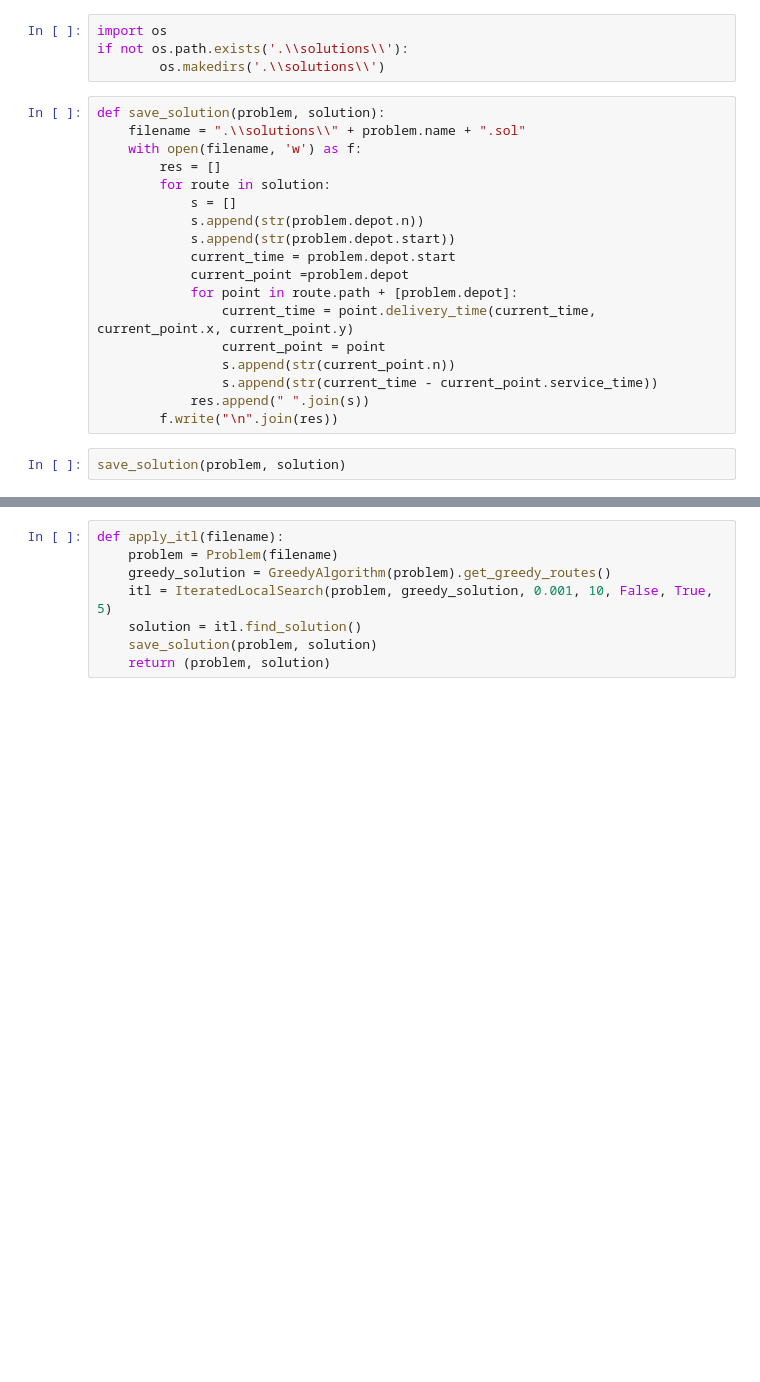
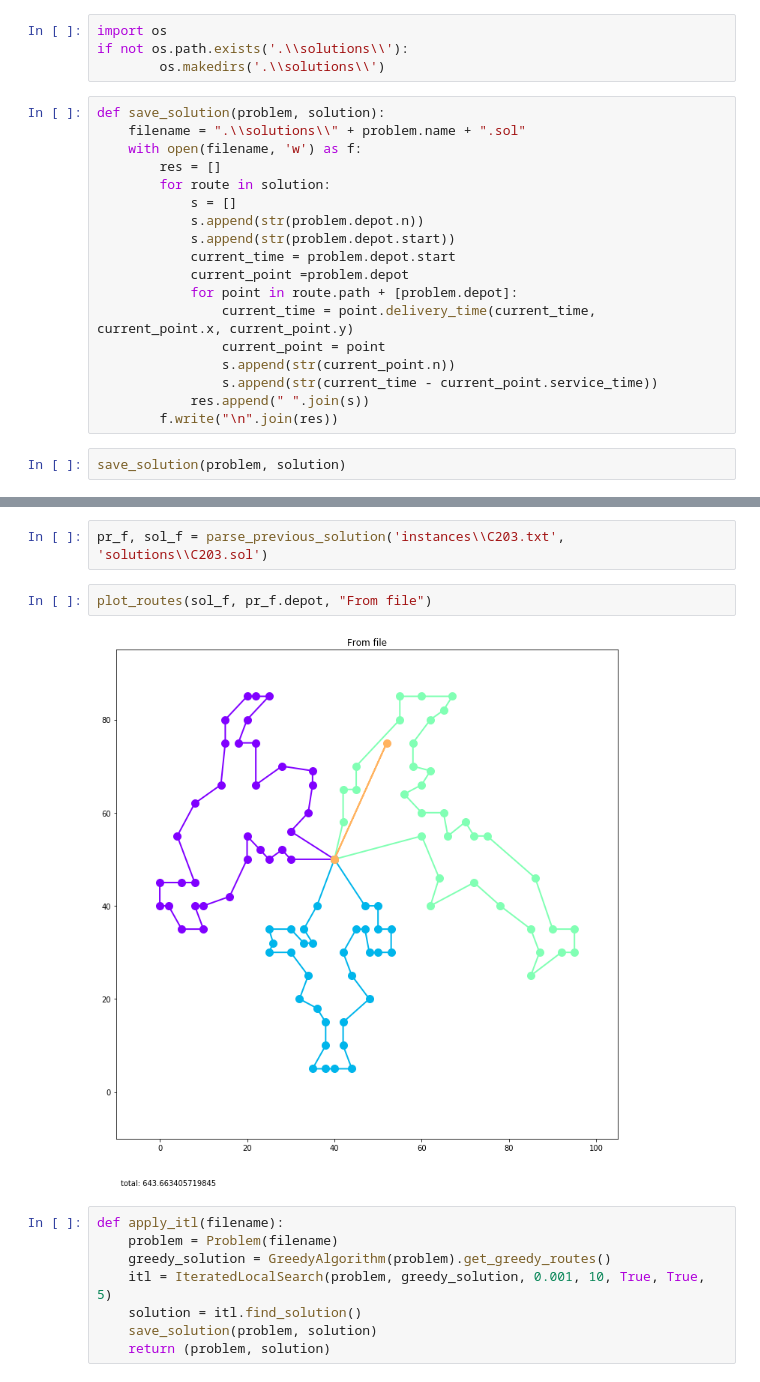
Before and after one commit to damasl/VPRTW, a Jupyter notebook: vpr_iterated.ipynb, the cells around one changed output, grey strips where cells are left out. Saved outputs shown, nothing was run; the diff lists cells and outputs as text; blank space fills up the shorter version.

```diff
--- a/vpr_iterated.ipynb
+++ b/vpr_iterated.ipynb
@@ -436,8 +485,14 @@ save_solution(problem, solution)
+# %%
+pr_f, sol_f = parse_previous_solution('instances\\C203.txt', 'solutions\\C203.sol')
+# %%
+plot_routes(sol_f, pr_f.depot, "From file")
+# %% [output]
+[figure, added]
 # %%
 def apply_itl(filename):
     problem = Problem(filename)
     greedy_solution = GreedyAlgorithm(problem).get_greedy_routes()
-    itl = IteratedLocalSearch(problem, greedy_solution, 0.001, 10, False, True, 5)
+    itl = IteratedLocalSearch(problem, greedy_solution, 0.001, 10, True, True, 5)
     solution = itl.find_solution()
     save_solution(problem, solution)
     return (problem, solution)
```
Also changed, not shown: parts of 26 cells of this notebook, 18 other files.
